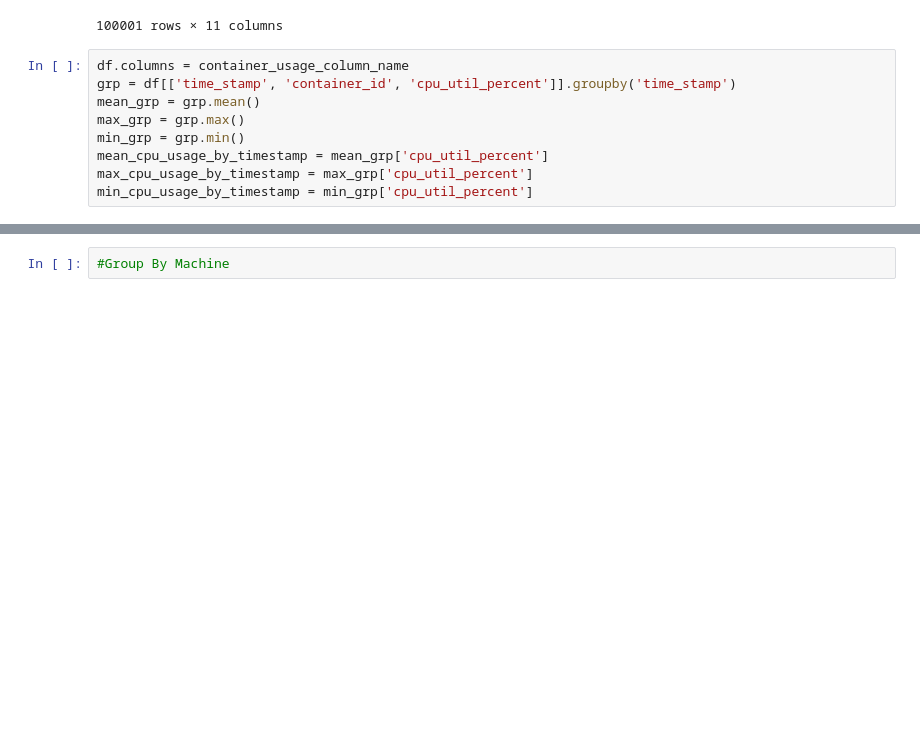
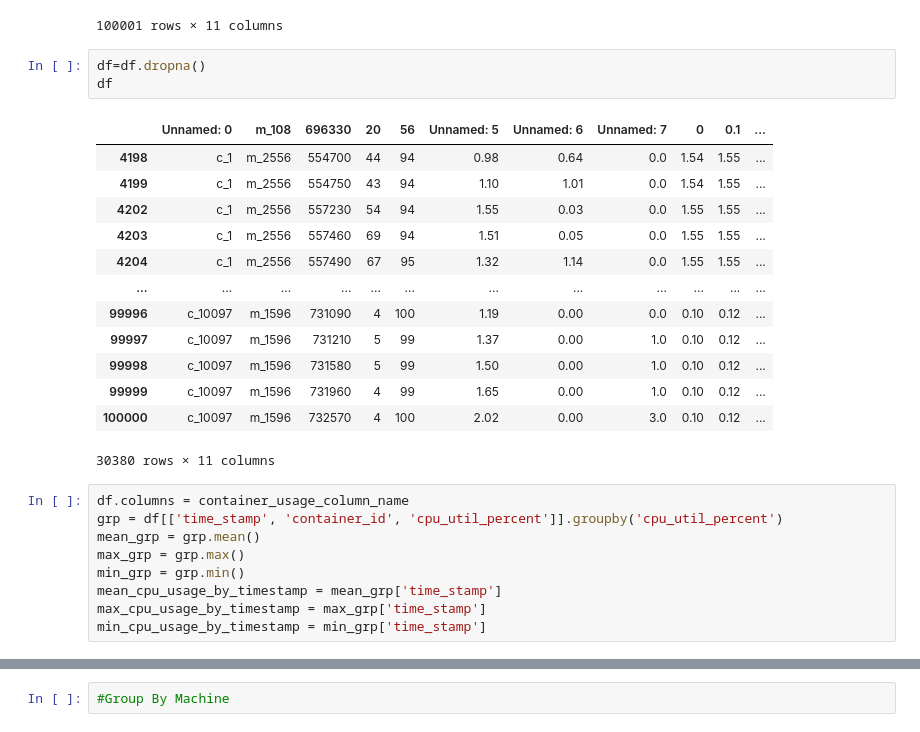
Before and after one commit to jalpa015/RL_Resource_Allocation, a Jupyter notebook: Data Analysis.ipynb, the cells around one changed output, grey strips where cells are left out. Drawn from its saved outputs; the diff is of its cells as text; blank space fills up the shorter version.

```diff
--- a/Data Analysis.ipynb
+++ b/Data Analysis.ipynb
@@ -26,15 +26,32 @@ df
 | 99999 | c_10097 | m_1596 | 731960 | 4 | 99 | 1.65 | 0.00 | 1.0 | 0.1 | 0.12 | ... |
 | 100000 | c_10097 | m_1596 | 732570 | 4 | 100 | 2.02 | 0.00 | 3.0 | 0.1 | 0.12 | ... |
 100001 rows × 11 columns
+# %%
+df=df.dropna()
+df
+# %% [output]
+|  | Unnamed: 0 | m_108 | 696330 | 20 | 56 | Unnamed: 5 | Unnamed: 6 | Unnamed: 7 | 0 | 0.1 | ... |
+| 4198 | c_1 | m_2556 | 554700 | 44 | 94 | 0.98 | 0.64 | 0.0 | 1.54 | 1.55 | ... |
+| 4199 | c_1 | m_2556 | 554750 | 43 | 94 | 1.10 | 1.01 | 0.0 | 1.54 | 1.55 | ... |
+| 4202 | c_1 | m_2556 | 557230 | 54 | 94 | 1.55 | 0.03 | 0.0 | 1.55 | 1.55 | ... |
+| 4203 | c_1 | m_2556 | 557460 | 69 | 94 | 1.51 | 0.05 | 0.0 | 1.55 | 1.55 | ... |
+| 4204 | c_1 | m_2556 | 557490 | 67 | 95 | 1.32 | 1.14 | 0.0 | 1.55 | 1.55 | ... |
+| ... | ... | ... | ... | ... | ... | ... | ... | ... | ... | ... | ... |
+| 99996 | c_10097 | m_1596 | 731090 | 4 | 100 | 1.19 | 0.00 | 0.0 | 0.10 | 0.12 | ... |
+| 99997 | c_10097 | m_1596 | 731210 | 5 | 99 | 1.37 | 0.00 | 1.0 | 0.10 | 0.12 | ... |
+| 99998 | c_10097 | m_1596 | 731580 | 5 | 99 | 1.50 | 0.00 | 1.0 | 0.10 | 0.12 | ... |
+| 99999 | c_10097 | m_1596 | 731960 | 4 | 99 | 1.65 | 0.00 | 1.0 | 0.10 | 0.12 | ... |
+| 100000 | c_10097 | m_1596 | 732570 | 4 | 100 | 2.02 | 0.00 | 3.0 | 0.10 | 0.12 | ... |
+30380 rows × 11 columns
 # %%
 df.columns = container_usage_column_name
-grp = df[['time_stamp', 'container_id', 'cpu_util_percent']].groupby('time_stamp')
+grp = df[['time_stamp', 'container_id', 'cpu_util_percent']].groupby('cpu_util_percent')
 mean_grp = grp.mean()
 max_grp = grp.max()
 min_grp = grp.min()
-mean_cpu_usage_by_timestamp = mean_grp['cpu_util_percent']
-max_cpu_usage_by_timestamp = max_grp['cpu_util_percent']
-min_cpu_usage_by_timestamp = min_grp['cpu_util_percent']
+mean_cpu_usage_by_timestamp = mean_grp['time_stamp']
+max_cpu_usage_by_timestamp = max_grp['time_stamp']
+min_cpu_usage_by_timestamp = min_grp['time_stamp']
 # %%
 print("Minimum CPU usage based on time stamp", min_cpu_usage_by_timestamp)
 
```
Also changed, not shown: parts of 17 cells of this notebook, 3 other files.
